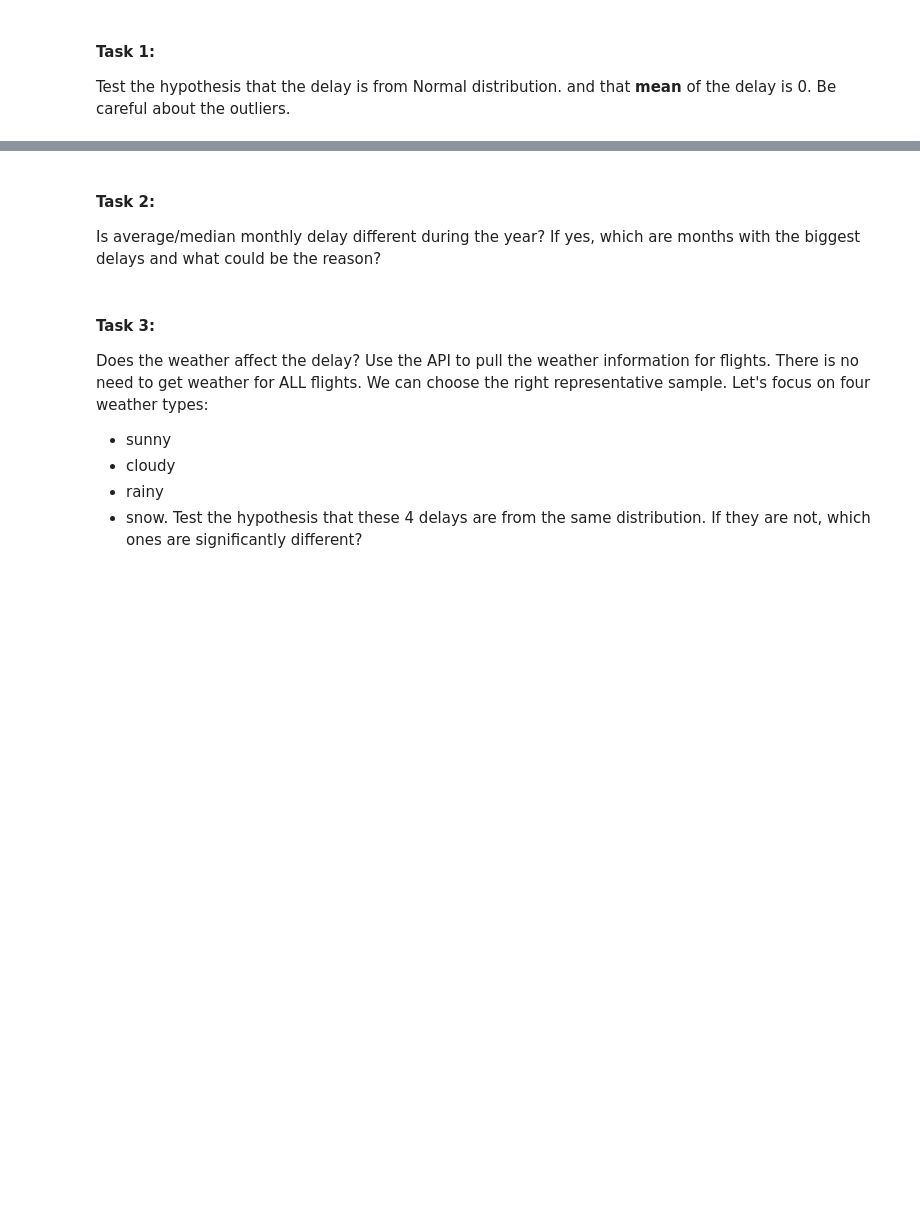
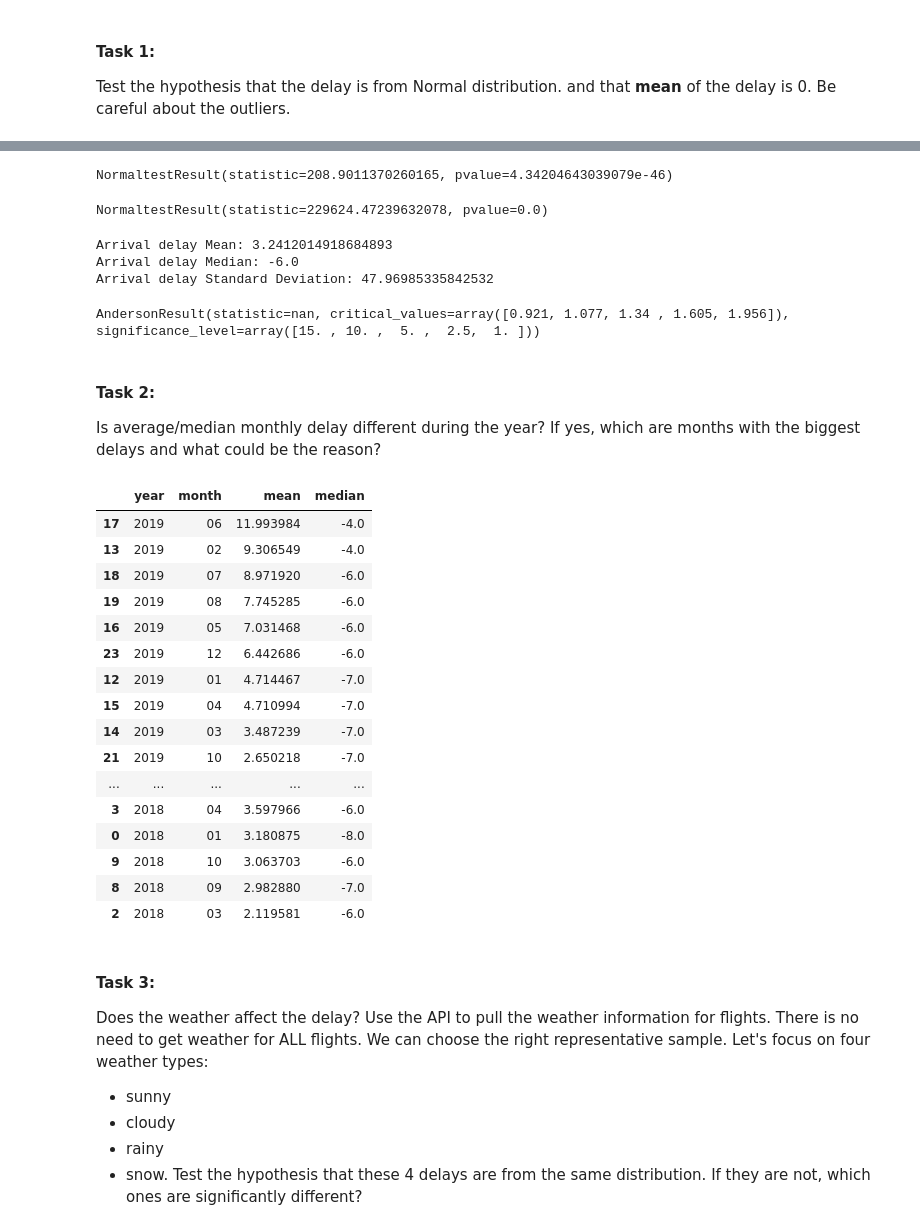
Before and after one commit to KyleKulas/Flight_Delay_Prediction, a Jupyter notebook: Kyle_eda/kyle_exploratory_analysis.ipynb, the cells around one changed output, grey strips where cells are left out. Cells and saved outputs as stored; diff of their text form; code cells hidden in the pictures; blank space fills up the shorter version.

```diff
--- a/Kyle_eda/kyle_exploratory_analysis.ipynb
+++ b/Kyle_eda/kyle_exploratory_analysis.ipynb
@@ -114,6 +145,61 @@ week1['arr_delay'].mean()
+# %%
+normal_test = stats.normaltest(week1['arr_delay'].sample(100), nan_policy='omit')
+normal_test
+# %% [output]
+NormaltestResult(statistic=208.9011370260165, pvalue=4.34204643039079e-46)
+# %%
+normal_test = stats.normaltest(week1['arr_delay'], nan_policy='omit')
+normal_test
+# %% [output]
+NormaltestResult(statistic=229624.47239632078, pvalue=0.0)
+# %%
+print(f"Arrival delay Mean: {week1['arr_delay'].mean()}")
+print(f"Arrival delay Median: {week1['arr_delay'].median()}")
+print(f"Arrival delay Standard Deviation: {week1['arr_delay'].std()}")
+# %% [output]
+Arrival delay Mean: 3.2412014918684893
+Arrival delay Median: -6.0
+Arrival delay Standard Deviation: 47.96985335842532
+# %%
+anderson_test = stats.anderson(week1['arr_delay'].sample(1000), dist='expon')
+anderson_test
+# %% [output]
+AndersonResult(statistic=nan, critical_values=array([0.921, 1.077, 1.34 , 1.605, 1.956]), significance_level=array([15. , 10. ,  5. ,  2.5,  1. ]))
 # %% [markdown]
 #### **Task 2**:
 Is average/median monthly delay different during the year? If yes, which are months with the biggest delays and what could be the reason?
+# %%
+# loop through each month. Calculate mean and median of arr_delay. build dataframe with monthstats
+years = ['2018', '2019']
+months = [f'{i:02}'for i in range(1,13)]
+monthly_stats = []
+for year in years:
+    for month in months:
+        month_df = pd.read_csv(f'data/{month}_{year}_flights.csv', index_col=0)
+        month_df.dropna(inplace=True,subset=['arr_delay'])
+        monthly_stats.append({'year': year,'month':month, 'mean': month_df['arr_delay'].mean(),'median': month_df['arr_delay'].median()})
+
+monthly_stat_df = pd.DataFrame(monthly_stats)
+# %%
+monthly_stat_df.sort_values(['year', 'mean'], ascending=False)
+# %% [output]
+|  | year | month | mean | median |
+| 17 | 2019 | 06 | 11.993984 | -4.0 |
+| 13 | 2019 | 02 | 9.306549 | -4.0 |
+| 18 | 2019 | 07 | 8.971920 | -6.0 |
+| 19 | 2019 | 08 | 7.745285 | -6.0 |
+| 16 | 2019 | 05 | 7.031468 | -6.0 |
+| 23 | 2019 | 12 | 6.442686 | -6.0 |
+| 12 | 2019 | 01 | 4.714467 | -7.0 |
+| 15 | 2019 | 04 | 4.710994 | -7.0 |
+| 14 | 2019 | 03 | 3.487239 | -7.0 |
+| 21 | 2019 | 10 | 2.650218 | -7.0 |
+| ... | ... | ... | ... | ... |
+| 3 | 2018 | 04 | 3.597966 | -6.0 |
+| 0 | 2018 | 01 | 3.180875 | -8.0 |
+| 9 | 2018 | 10 | 3.063703 | -6.0 |
+| 8 | 2018 | 09 | 2.982880 | -7.0 |
+| 2 | 2018 | 03 | 2.119581 | -6.0 |
 # %% [markdown]
 #### **Task 3**:
 Does the weather affect the delay?
```
Also changed, not shown: parts of 7 cells of this notebook, 1 other file.
